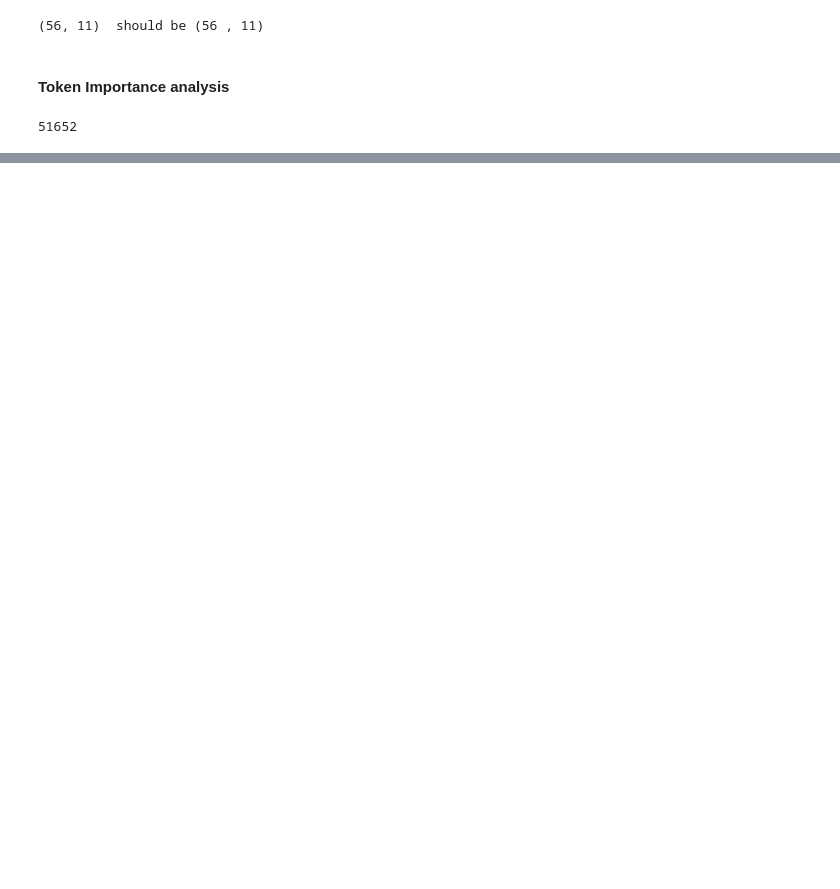
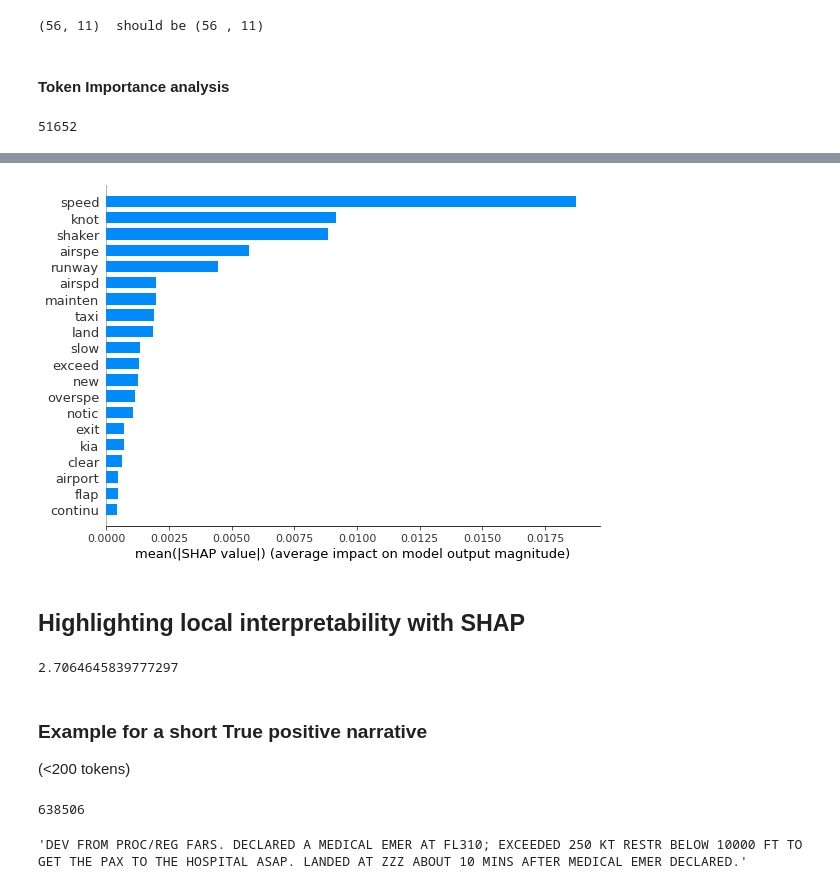
Before and after one commit to DataScientest-Studio/Aerobot, a Jupyter notebook: notebooks/main/05_1 Anomaly Prediction - Baseline Model.ipynb, the cells around one changed output, grey strips where cells are left out. Saved outputs shown, nothing was run; the diff lists cells and outputs as text; code cells hidden in the pictures; blank space fills up the shorter version.

```diff
--- a/notebooks/main/05_1 Anomaly Prediction - Baseline Model.ipynb
+++ b/notebooks/main/05_1 Anomaly Prediction - Baseline Model.ipynb
@@ -455,0 +622,32 @@ for Anomaly in target.columns:
+# %%
+#SHAP doesn't accept as input the sparse matrix (which is the output of the Countvectorizer) , and thus requires to get a dense matrix representation with todense().
+X_test_TD=X_test.todense()
+X_test_TD=np.array(X_test_TD)
+explainer = shap.TreeExplainer(classifier,X_test_TD)
+shap_values = explainer.shap_values(X_test_TD)
+# %%
+# SHAP VALUES
+
+modality=1
+shap.summary_plot(shap_values[modality], vocab, plot_type="bar",plot_size=0.2)
+# %% [output]
+[figure, added]
+# %% [markdown]
+## Highlighting local interpretability with SHAP
+# %%
+# Frequence (in%) of Anomaly in terst data set
+np.mean(df_y_test_pred[Anomaly])*100
+# %% [output]
+2.7064645839777297
+# %% [markdown]
+### Example for a short True positive narrative
+(<200 tokens)
+# %%
+example_index=random.choice(df_y_test_pred[(df_y_test_pred[Anomaly]==1)&(df_y_test_pred[Anomaly_Prediction]==1)&(df_y_test_pred['Narrative Nb Tokens']<=200)].index)
+example_index
+# %% [output]
+638506
+# %%
+df_y_test_pred.loc[example_index,'Narrative']
+# %% [output]
+'DEV FROM PROC/REG FARS. DECLARED A MEDICAL EMER AT FL310; EXCEEDED 250 KT RESTR BELOW 10000 FT TO GET THE PAX TO THE HOSPITAL ASAP. LANDED AT ZZZ ABOUT 10 MINS AFTER MEDICAL EMER DECLARED.'
```
Also changed, not shown: parts of 45 cells of this notebook.
